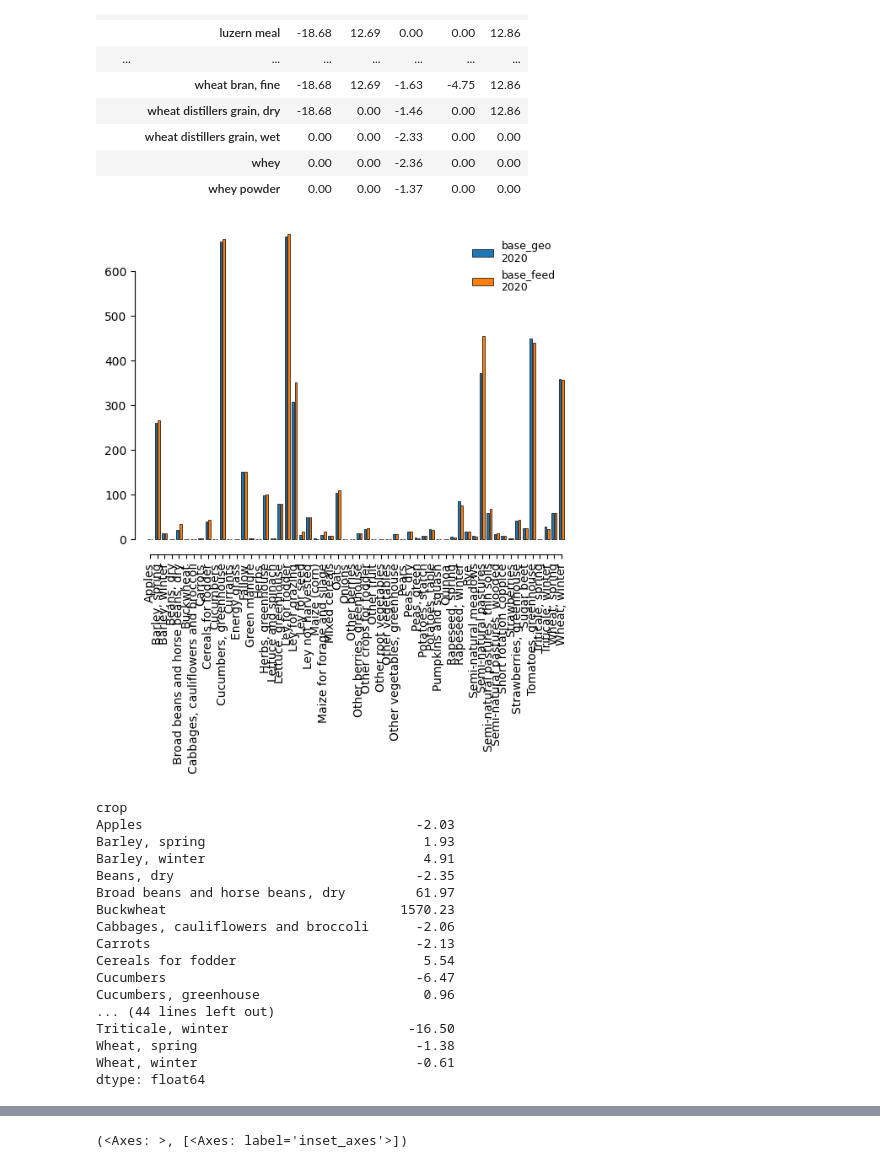
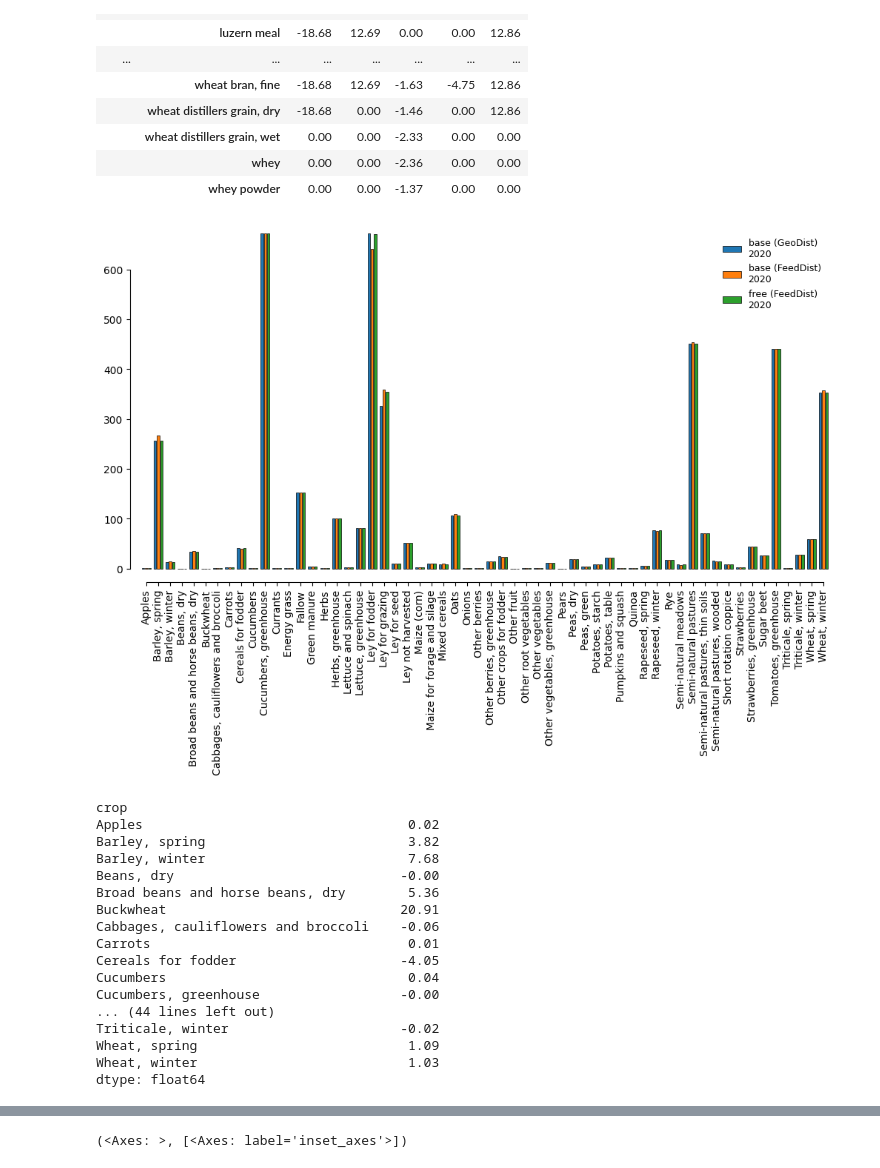
Before and after one commit to SLU-foodsystems/CIBUSmod, a Jupyter notebook: notebooks/feed_dist_example.ipynb, the cells around one changed output, grey strips where cells are left out. Cells and saved outputs as stored; diff of their text form; code cells hidden in the pictures.

Commit message:
Work on notebook/scenarios for testing FeedDist behaviour

```diff
--- a/notebooks/feed_dist_example.ipynb
+++ b/notebooks/feed_dist_example.ipynb
@@ -44,3 +44,9 @@ session.add_scenario(
     scenario_workbooks = ['fix_default_feeddist','free_cattle_rations'],
     years = '2020'
 )
+
+session.add_scenario(
+    name = 'free, no imports (FeedDist)',
+    scenario_workbooks = ['fix_default_feeddist','free_cattle_rations','limit_imports'],
+    years = '2020'
+)
@@ -117,6 +130,6 @@ geo_dist = cm.GeoDistributor(
 ## Run calculations
 # %%
 runs = list(session.iterate('all'))
-runs = [(scn,y) for scn,y in runs if 'free' in scn]
+runs = [(scn,y) for scn,y in runs if 'impo' in scn]
 runs
 # %% [output]
@@ -446,39 +580,40 @@ d = session.get_attr('a', 'feed.consumption',['species','feed']).stack('feed').f
 |  | whey | 0.00 | 0.00 | -2.36 | 0.00 | 0.00 |
 |  | whey powder | 0.00 | 0.00 | -1.37 | 0.00 | 0.00 |
 # %%
-d = pd.concat([
-    session.get_attr('g','x_crops','crop').iloc[0],
-    session.get_attr('f','x_crops','crop').iloc[0]
-], axis=1) / 1_000
+d = session.get_attr('c','area','crop').T / 1_000
 
-fig,ax = cm.plot.bar(
+fig,ax = plt.subplots(figsize=(12,6))
+cm.plot.bar(
     d,
-    stacked=False
+    stacked=False,
+    ax=ax
 )
 plt.show()
 
+fig,ax = plt.subplots(figsize=(12,6))
 fig,ax = cm.plot.bar(
-    d.iloc[:,1] - d.iloc[:,0],
-    stacked=False
+    d.iloc[:,1:].sub(d.iloc[:,0], axis=0).div(d.iloc[:,0], axis=0)*100,
+    stacked=False,
+    ax=ax
 )
 
 display(((d.iloc[:,1] - d.iloc[:,0]) / d.iloc[:,0] * 100).round(2))
 # %% [output]
-[figure, old version]
+[figure, new version]
 crop
-Apples                                   -2.03
-Barley, spring                            1.93
-Barley, winter                            4.91
-Beans, dry                               -2.35
-Broad beans and horse beans, dry         61.97
-Buckwheat                              1570.23
-Cabbages, cauliflowers and broccoli      -2.06
-Carrots                                  -2.13
-Cereals for fodder                        5.54
-Cucumbers                                -6.47
-Cucumbers, greenhouse                     0.96
+Apples                                  0.02
+Barley, spring                          3.82
+Barley, winter                          7.68
+Beans, dry                             -0.00
+Broad beans and horse beans, dry        5.36
+Buckwheat                              20.91
+Cabbages, cauliflowers and broccoli    -0.06
+Carrots                                 0.01
+Cereals for fodder                     -4.05
+Cucumbers                               0.04
+Cucumbers, greenhouse                  -0.00
 ... (44 lines left out)
-Triticale, winter                       -16.50
-Wheat, spring                            -1.38
-Wheat, winter                            -0.61
+Triticale, winter                      -0.02
+Wheat, spring                           1.09
+Wheat, winter                           1.03
 dtype: float64
```
Also changed, not shown: parts of 16 cells of this notebook, 3 other files.
